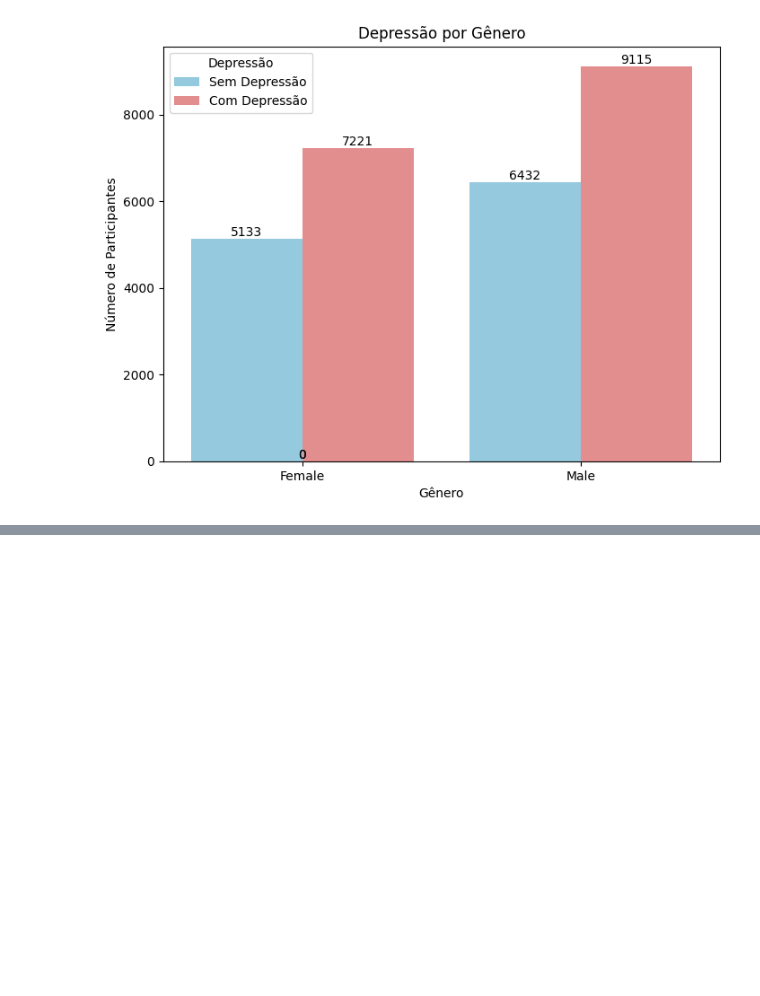
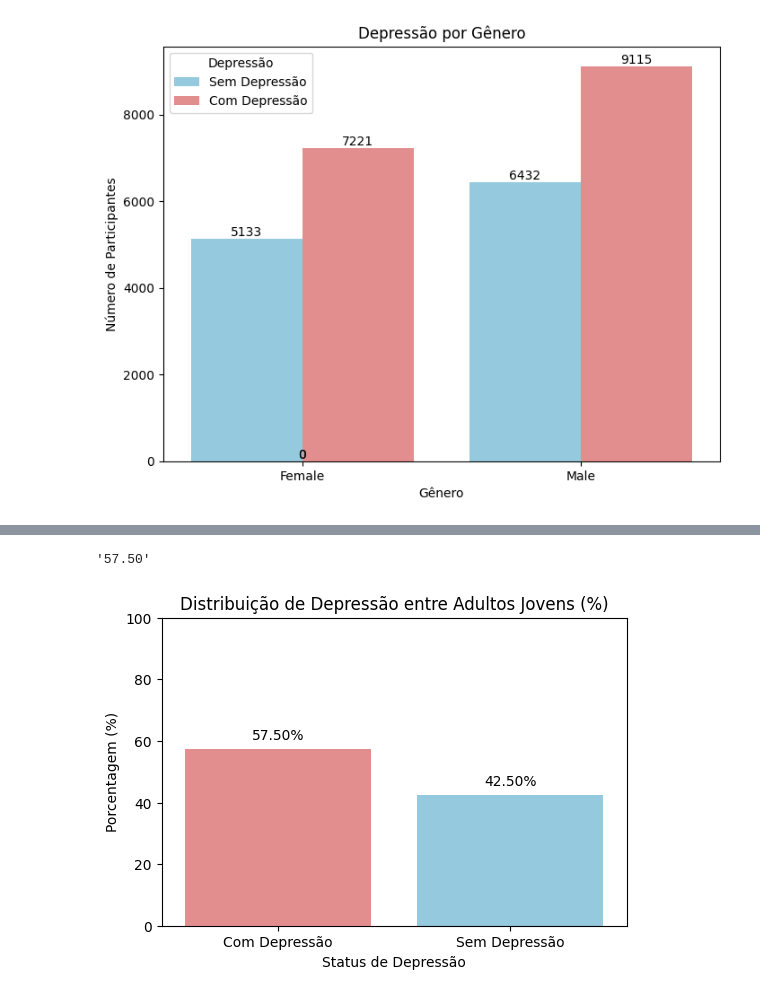
Before and after one commit to RenanVanbasten/mental-health-data-analysis, a Jupyter notebook: analise_exploratoria.ipynb, the cells around one changed output, grey strips where cells are left out. Saved outputs shown, nothing was run; the diff lists cells and outputs as text; code cells hidden in the pictures; blank space fills up the shorter version.

```diff
--- a/analise_exploratoria.ipynb
+++ b/analise_exploratoria.ipynb
@@ -139,0 +160,25 @@ plt.show()
+# %%
+total_young_adults = 26275
+young_adults_depressed = 15109
+
+cal_porcentagem(young_adults_depressed, total_young_adults)
+# %% [output]
+'57.50'
+# %%
+labels = ['Com Depressão', 'Sem Depressão']
+porcentagens = [57.50, 42.50]
+colors = ['lightcoral', 'skyblue']
+
+plt.figure(figsize=(6, 4))
+sns.barplot(x=labels, y=porcentagens, hue=labels, palette=colors, legend=False)
+plt.title('Distribuição de Depressão entre Adultos Jovens (%)')
+plt.xlabel('Status de Depressão')
+plt.ylabel('Porcentagem (%)')
+plt.ylim(0, 100)
+
+for i, v in enumerate(porcentagens):
+    plt.text(i, v + 2, f'{v:.2f}%', ha='center', va='bottom')
+
+plt.show()
+# %% [output]
+[figure, added]
```
Also changed, not shown: parts of 3 cells of this notebook.
